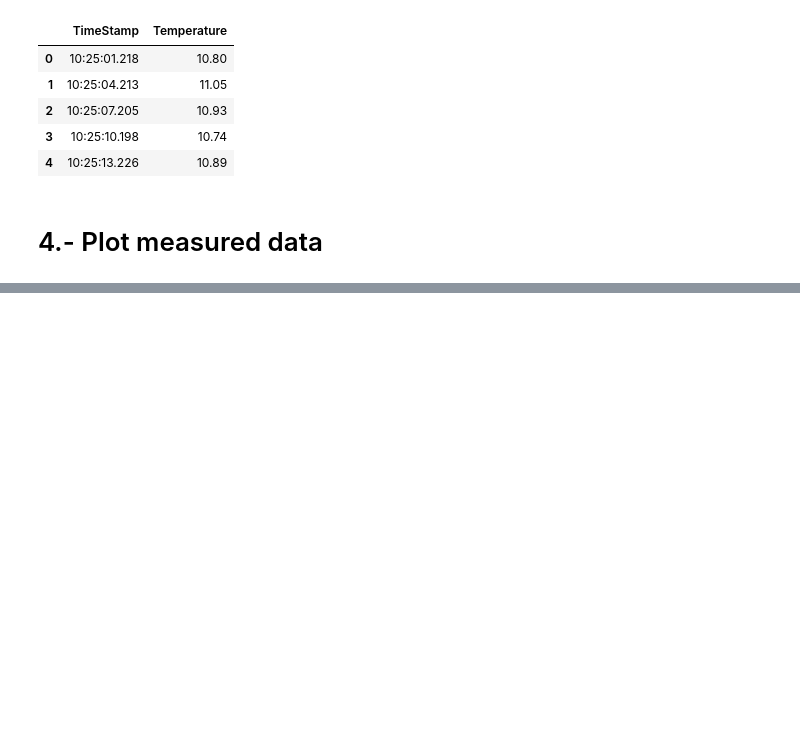
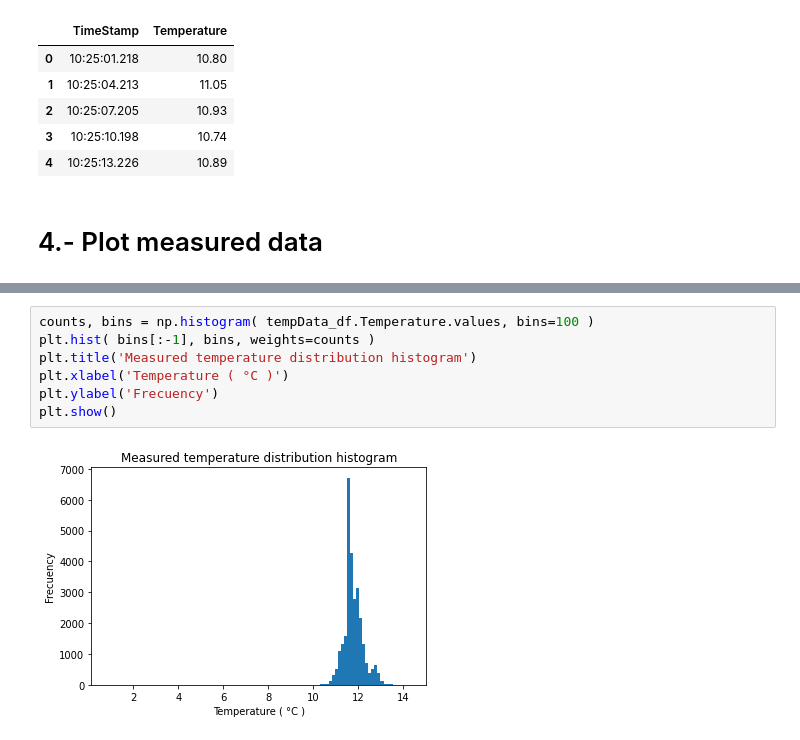
Before and after one commit to EfrenDRF/udgS3IoT, a Jupyter notebook: doc/01_csvAnalysis/tempDataAnalysis.ipynb, the cells around one changed output, grey strips where cells are left out. Drawn from its saved outputs; the diff is of its cells as text; blank space fills up the shorter version.

```diff
--- a/doc/01_csvAnalysis/tempDataAnalysis.ipynb
+++ b/doc/01_csvAnalysis/tempDataAnalysis.ipynb
@@ -94,0 +111,9 @@ plt.show()
+# %%
+counts, bins = np.histogram( tempData_df.Temperature.values, bins=100 )
+plt.hist( bins[:-1], bins, weights=counts )
+plt.title('Measured temperature distribution histogram')
+plt.xlabel('Temperature ( °C )')
+plt.ylabel('Frecuency')
+plt.show()
+# %% [output]
+[figure, added]
```
Also changed, not shown: parts of 15 cells of this notebook.
